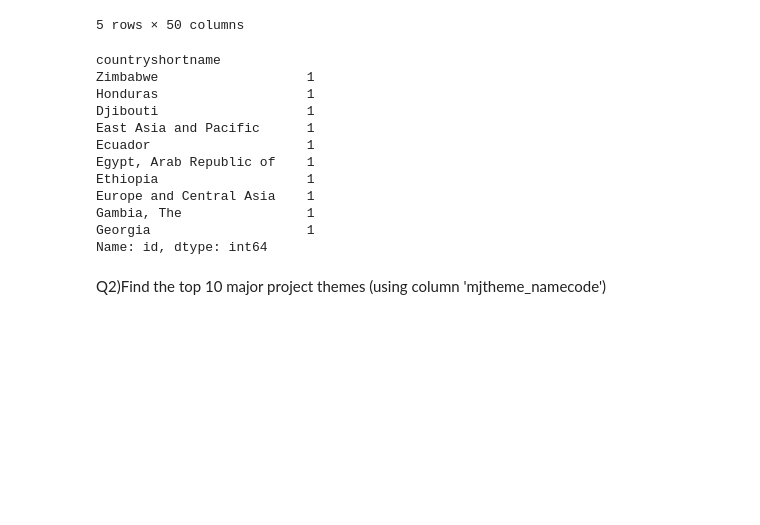
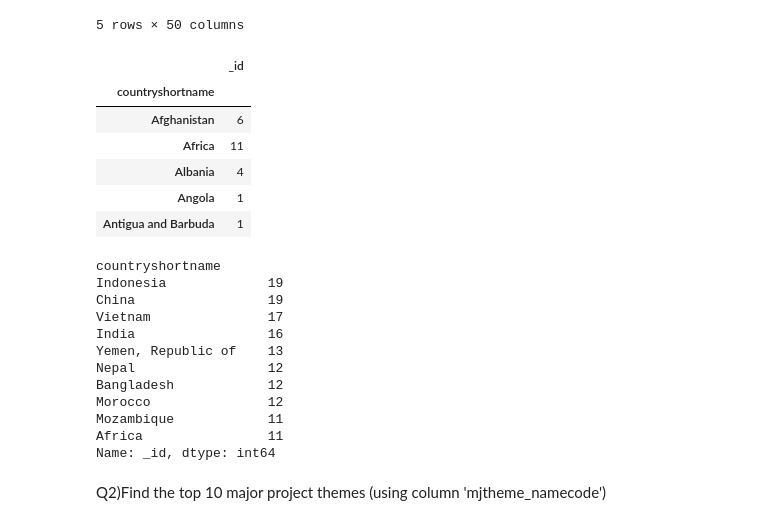
Before and after one commit to maje8dm/Springboard, a Jupyter notebook: sliderule_dsi_json_exercise.ipynb, the cells around one changed output. Saved outputs shown, nothing was run; the diff lists cells and outputs as text; code cells hidden in the pictures; blank space fills up the shorter version.

```diff
--- a/sliderule_dsi_json_exercise.ipynb
+++ b/sliderule_dsi_json_exercise.ipynb
@@ -126,22 +126,32 @@ Manish_wb.head()
 | 4 | {'$oid': '52b213b38594d8a2be17c784'} | 2014 | October | 2013-10-31T00:00:00Z | MINISTRY OF FINANCE | 2019-04-30T00:00:00Z | Kingdom of Lesotho!$!LS | ... |
 5 rows × 50 columns
 # %%
-Manish_wb=Manish_wb.groupby('countryshortname')[['id']].count()
+Manish_wb=Manish_wb.groupby('countryshortname')[['_id']].count()
+# %%
+Manish_wb.head()
+# %% [output]
+|  | _id |
+| countryshortname |  |
+| Afghanistan | 6 |
+| Africa | 11 |
+| Albania | 4 |
+| Angola | 1 |
+| Antigua and Barbuda | 1 |
 # %%
-Manish_wb.id.sort_values(ascending=False).head(10)
+Manish_wb._id.sort_values(ascending=False).head(10)
 # %% [output]
 countryshortname
-Zimbabwe                   1
-Honduras                   1
-Djibouti                   1
-East Asia and Pacific      1
-Ecuador                    1
-Egypt, Arab Republic of    1
-Ethiopia                   1
-Europe and Central Asia    1
-Gambia, The                1
-Georgia                    1
-Name: id, dtype: int64
+Indonesia             19
+China                 19
+Vietnam               17
+India                 16
+Yemen, Republic of    13
+Nepal                 12
+Bangladesh            12
+Morocco               12
+Mozambique            11
+Africa                11
+Name: _id, dtype: int64
 # %% [markdown]
 Q2)Find the top 10 major project themes (using column 'mjtheme_namecode')
 # %%
```
